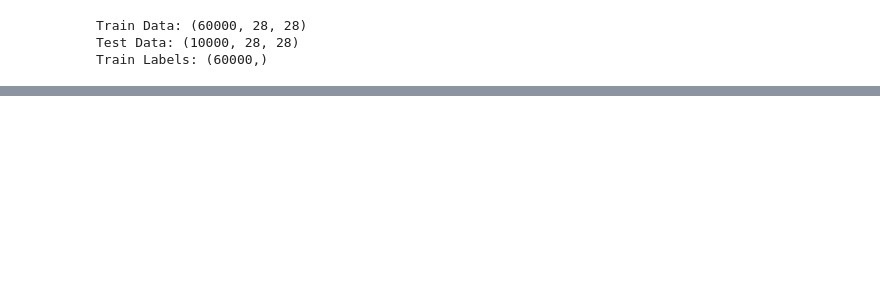
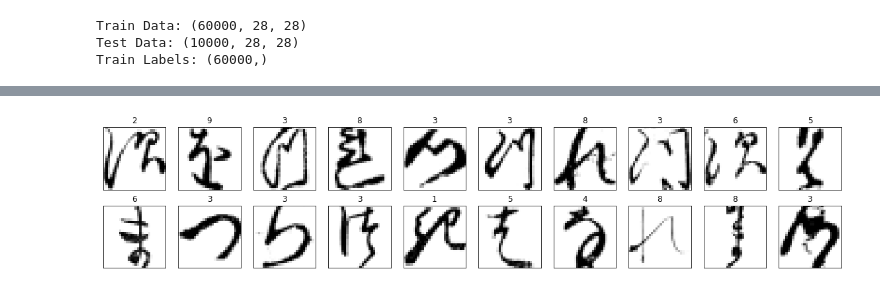
Before and after one commit to dekape/kmnist, a Jupyter notebook: KMNIST.ipynb, the cells around one changed output, grey strips where cells are left out. Saved outputs shown, nothing was run; the diff lists cells and outputs as text; code cells hidden in the pictures; blank space fills up the shorter version.

```diff
--- a/KMNIST.ipynb
+++ b/KMNIST.ipynb
@@ -357,0 +541,8 @@ print()
+# %%
+y_preds, df = evaluate_test(X_test, learning.model, 0.1918869916130, 0.3483428, save_to_csv=True, path="/content/gdrive/My Drive/Sigmoid/Submission.csv")
+# %%
+print(classmap)
+
+
+for i in range(10):
+  print(y_preds[i], classmap["char"].iloc[y_preds[i]])
@@ -358,2 +567,13 @@ print()
+# %%
+plt.figure(figsize=(20,4))
+for i in range(20):
+    plt.subplot(2,10,i+1)
+    plt.xticks([])
+    plt.yticks([])
+    plt.grid(False)
+    plt.imshow(X_test[i], cmap=plt.cm.binary)
+    plt.title(y_preds[i])
+# %% [output]
+[figure, added]
 # %%
 # Saving the model to my google drive
```
Also changed, not shown: parts of 19 cells of this notebook, 1 other file.
